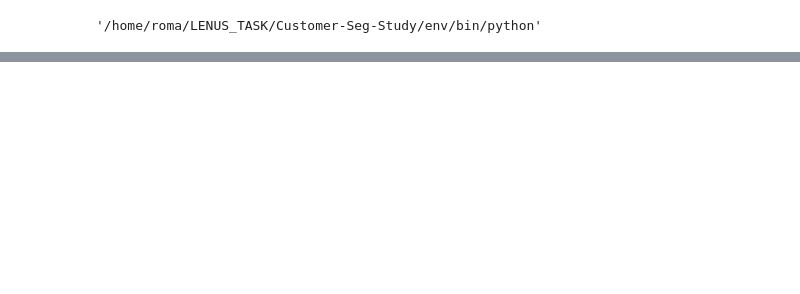
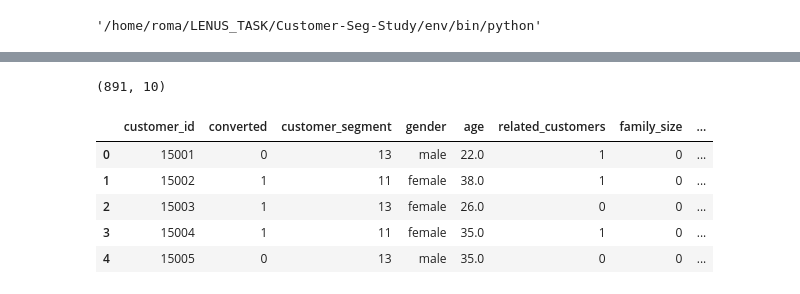
Before and after one commit to kromeo6/Customer-Seg-Study, a Jupyter notebook: Untitled.ipynb, the cells around one changed output, grey strips where cells are left out. Cells and saved outputs as stored; diff of their text form; code cells hidden in the pictures; blank space fills up the shorter version.

```diff
--- a/Untitled.ipynb
+++ b/Untitled.ipynb
@@ -33,0 +64,13 @@ from sklearn.metrics import silhouette_score, adjusted_rand_score, homogeneity_s
+# %%
+df.shape
+# %% [output]
+(891, 10)
+# %%
+df.head()
+# %% [output]
+|  | customer_id | converted | customer_segment | gender | age | related_customers | family_size | ... |
+| 0 | 15001 | 0 | 13 | male | 22.0 | 1 | 0 | ... |
+| 1 | 15002 | 1 | 11 | female | 38.0 | 1 | 0 | ... |
+| 2 | 15003 | 1 | 13 | female | 26.0 | 0 | 0 | ... |
+| 3 | 15004 | 1 | 11 | female | 35.0 | 1 | 0 | ... |
+| 4 | 15005 | 0 | 13 | male | 35.0 | 0 | 0 | ... |
```
Also changed, not shown: parts of 15 cells of this notebook, 2 other files.
